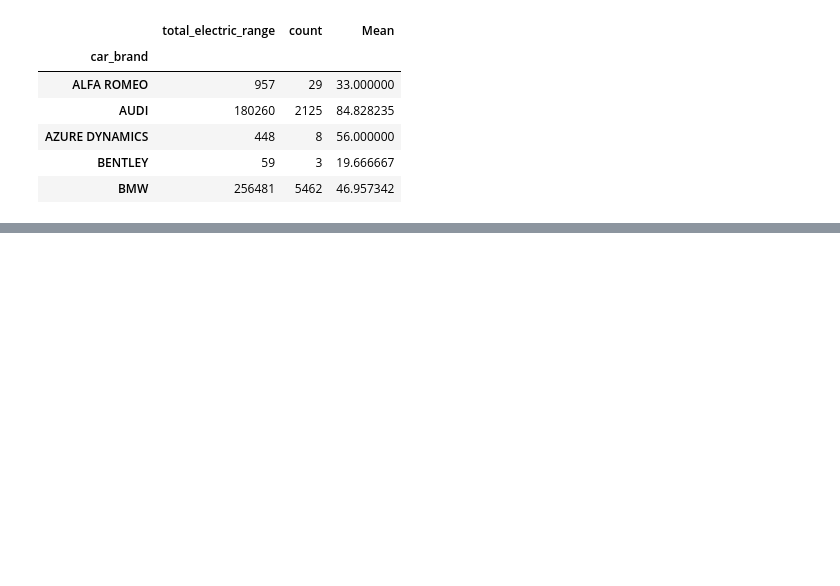
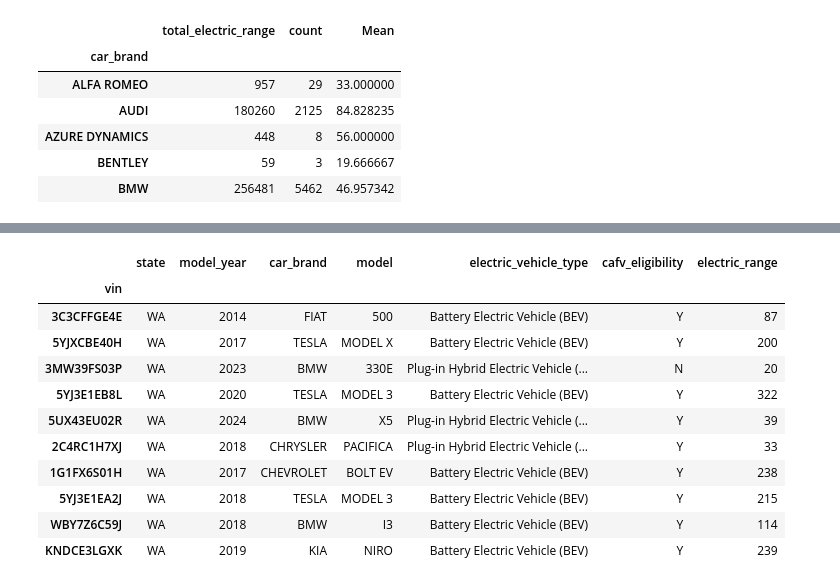
Before and after one commit to Manhatai/Data_Science_Excersises, a Jupyter notebook: Electric_vehicle_population.ipynb, the cells around one changed output, grey strips where cells are left out. Cells and saved outputs as stored; diff of their text form; code cells hidden in the pictures; blank space fills up the shorter version.

```diff
--- a/Electric_vehicle_population.ipynb
+++ b/Electric_vehicle_population.ipynb
@@ -495,0 +496,15 @@ df_agg['Mean'].plot(kind='bar', figsize=(20, 12))
+# %%
+df.head(10)
+# %% [output]
+|  | state | model_year | car_brand | model | electric_vehicle_type | cafv_eligibility | electric_range |
+| vin |  |  |  |  |  |  |  |
+| 3C3CFFGE4E | WA | 2014 | FIAT | 500 | Battery Electric Vehicle (BEV) | Y | 87 |
+| 5YJXCBE40H | WA | 2017 | TESLA | MODEL X | Battery Electric Vehicle (BEV) | Y | 200 |
+| 3MW39FS03P | WA | 2023 | BMW | 330E | Plug-in Hybrid Electric Vehicle (... | N | 20 |
+| 5YJ3E1EB8L | WA | 2020 | TESLA | MODEL 3 | Battery Electric Vehicle (BEV) | Y | 322 |
+| 5UX43EU02R | WA | 2024 | BMW | X5 | Plug-in Hybrid Electric Vehicle (... | Y | 39 |
+| 2C4RC1H7XJ | WA | 2018 | CHRYSLER | PACIFICA | Plug-in Hybrid Electric Vehicle (... | Y | 33 |
+| 1G1FX6S01H | WA | 2017 | CHEVROLET | BOLT EV | Battery Electric Vehicle (BEV) | Y | 238 |
+| 5YJ3E1EA2J | WA | 2018 | TESLA | MODEL 3 | Battery Electric Vehicle (BEV) | Y | 215 |
+| WBY7Z6C59J | WA | 2018 | BMW | I3 | Battery Electric Vehicle (BEV) | Y | 114 |
+| KNDCE3LGXK | WA | 2019 | KIA | NIRO | Battery Electric Vehicle (BEV) | Y | 239 |
```
Also changed, not shown: parts of 4 cells of this notebook.
